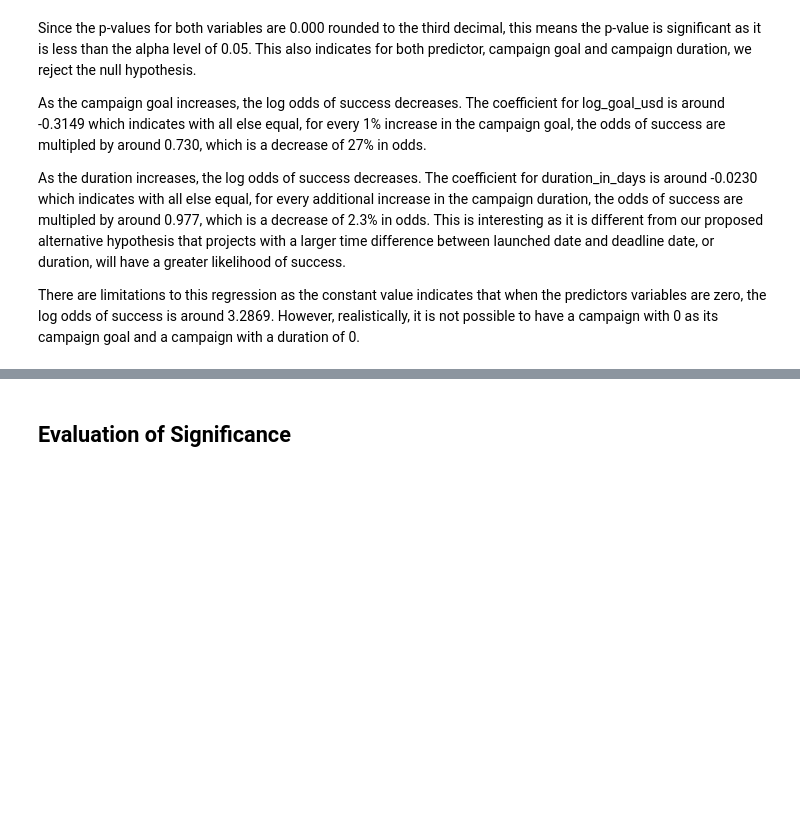
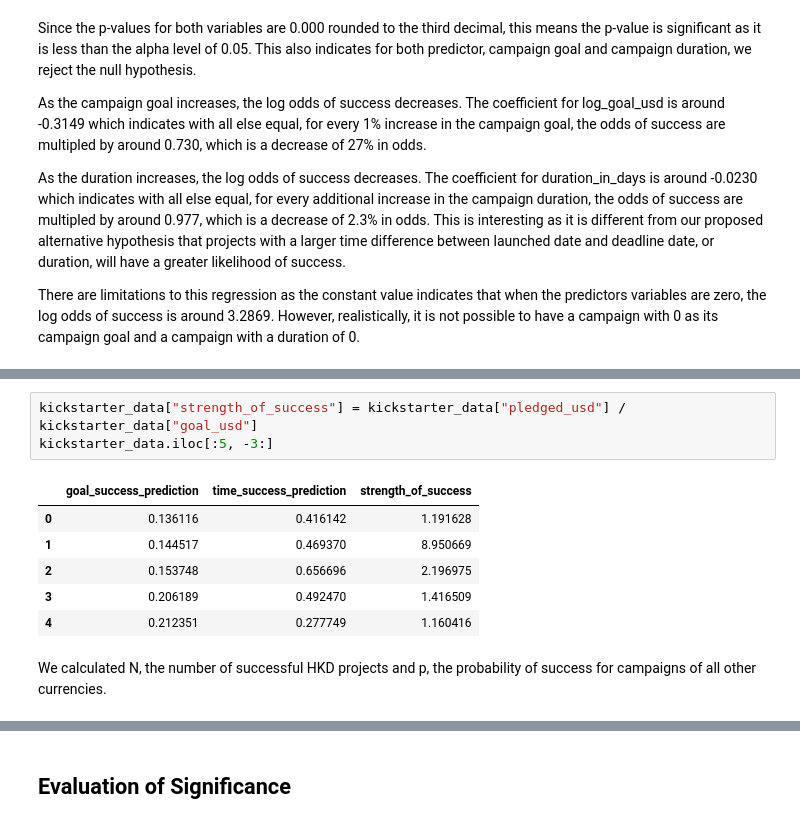
Before and after one commit to catherine-fang-git/kickstarter_project_success_info2950, a Jupyter notebook: INFO2950_Phase4.ipynb, the cells around one changed output, grey strips where cells are left out. Saved outputs shown, nothing was run; the diff lists cells and outputs as text; blank space fills up the shorter version.

Commit message:
edited, no more t tests, use prob distribution
- TODO:
- calculate prob distributions,
- can we use binomial?

```diff
--- a/INFO2950_Phase4.ipynb
+++ b/INFO2950_Phase4.ipynb
@@ -519,0 +457,12 @@ There are limitations to this regression as the constant value indicates that wh
+# %%
+kickstarter_data["strength_of_success"] = kickstarter_data["pledged_usd"] / kickstarter_data["goal_usd"]
+kickstarter_data.iloc[:5, -3:]
+# %% [output]
+|  | goal_success_prediction | time_success_prediction | strength_of_success |
+| 0 | 0.136116 | 0.416142 | 1.191628 |
+| 1 | 0.144517 | 0.469370 | 8.950669 |
+| 2 | 0.153748 | 0.656696 | 2.196975 |
+| 3 | 0.206189 | 0.492470 | 1.416509 |
+| 4 | 0.212351 | 0.277749 | 1.160416 |
+# %% [markdown]
+We calculated N, the number of successful HKD projects and p, the probability of success for campaigns of all other currencies.
```
Also changed, not shown: parts of 34 cells of this notebook, 1 other file.
